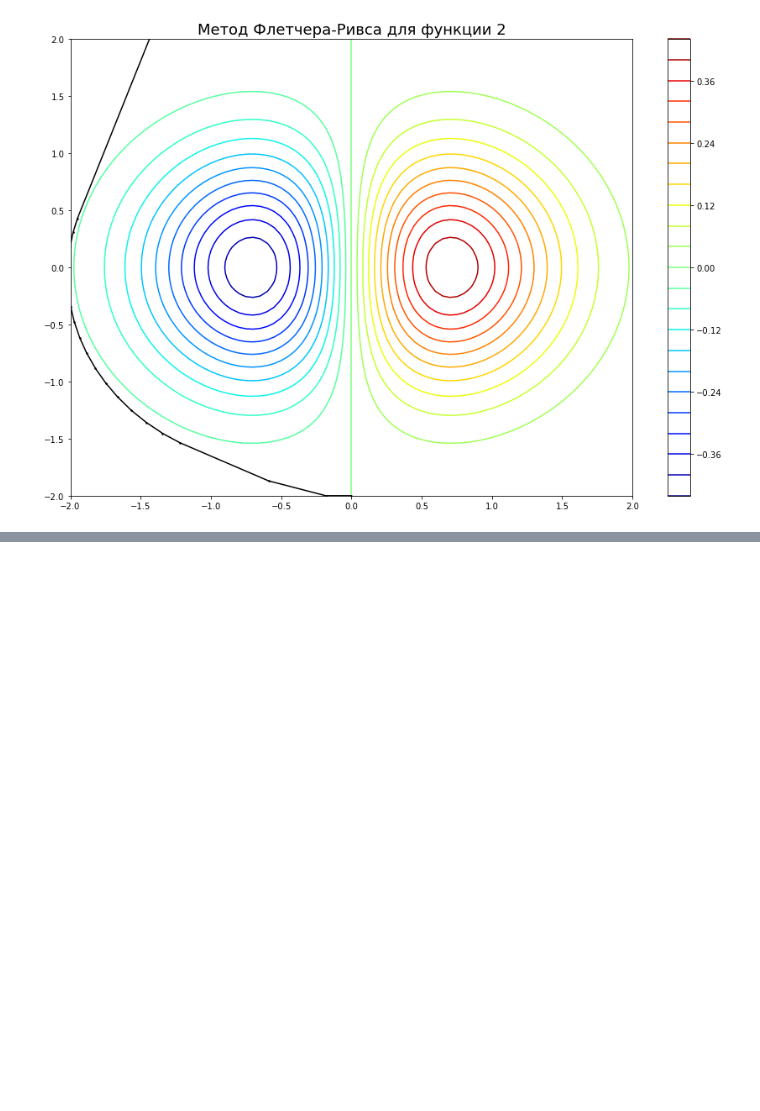
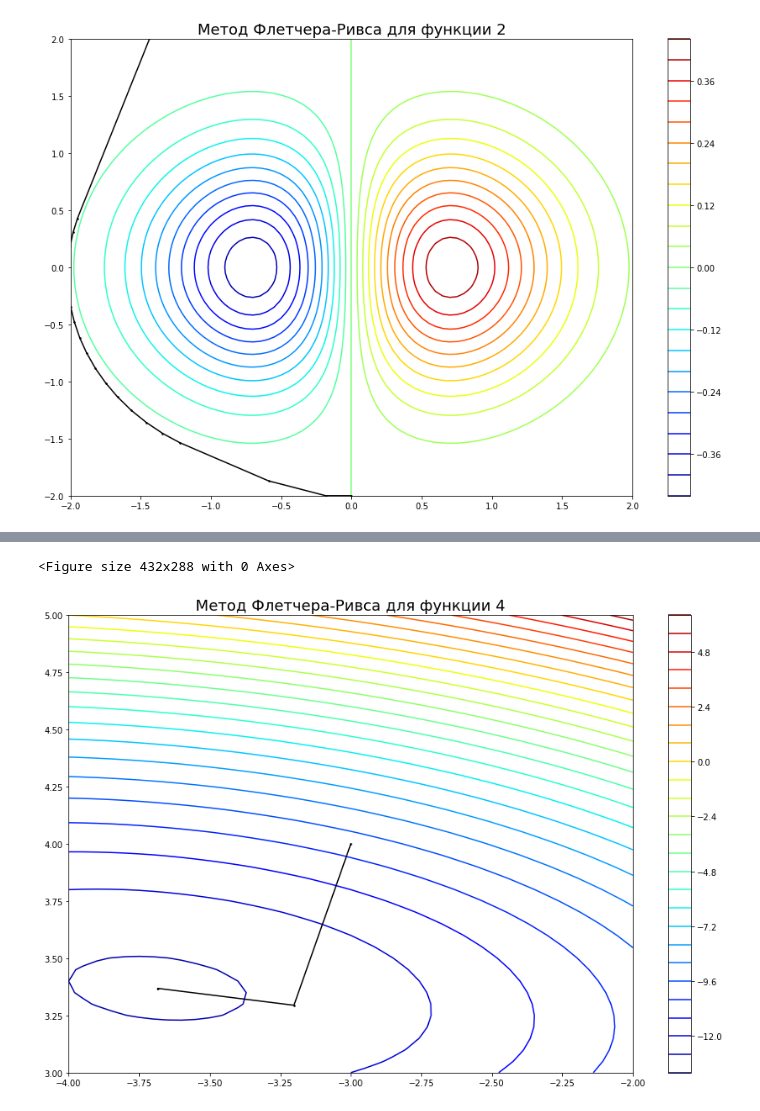
Before and after one commit to Ar4eR-ValerA/AppliedMath.IIISem, a Jupyter notebook: Lab2/visualization.ipynb, the cells around one changed output, grey strips where cells are left out. Cells and saved outputs as stored; diff of their text form; code cells hidden in the pictures; blank space fills up the shorter version.

```diff
--- a/Lab2/visualization.ipynb
+++ b/Lab2/visualization.ipynb
@@ -73,0 +117,7 @@ visualize(o2, (-2, 2), (-2, 2), res, "Метод Флетчера-Ривса д
+# %%
+# что-то нужно с масштабом намутить, чтобы выглядело более наглядно
+res = fletcher_reeves(o4, np.array([-3, 4]), t3, 0.00001, 0.00015, 20, 10)[1]
+visualize(o4, (-4, -2), (3, 5), res, "Метод Флетчера-Ривса для функции 4")
+# %% [output]
+<Figure size 432x288 with 0 Axes>
+[figure, added]
```
Also changed, not shown: parts of 9 cells of this notebook, 2 other files.
